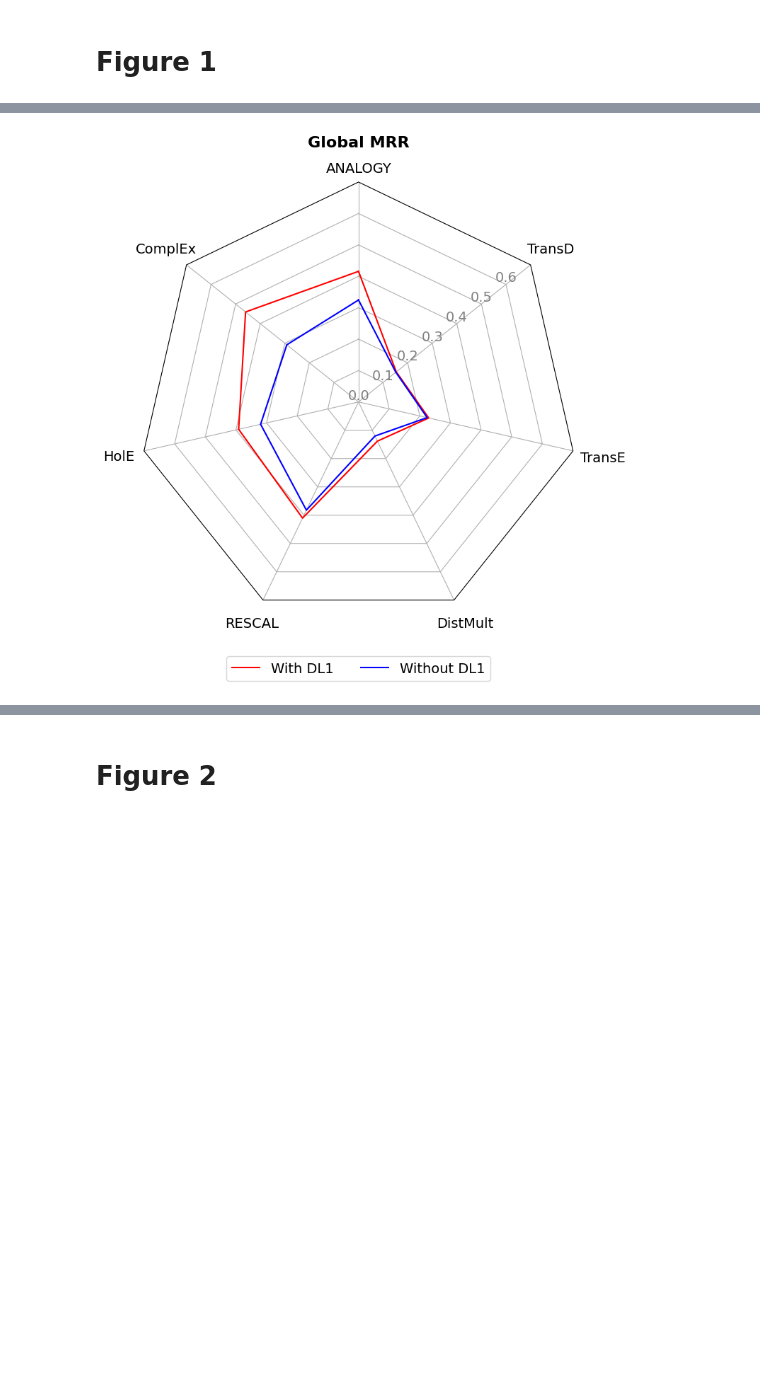
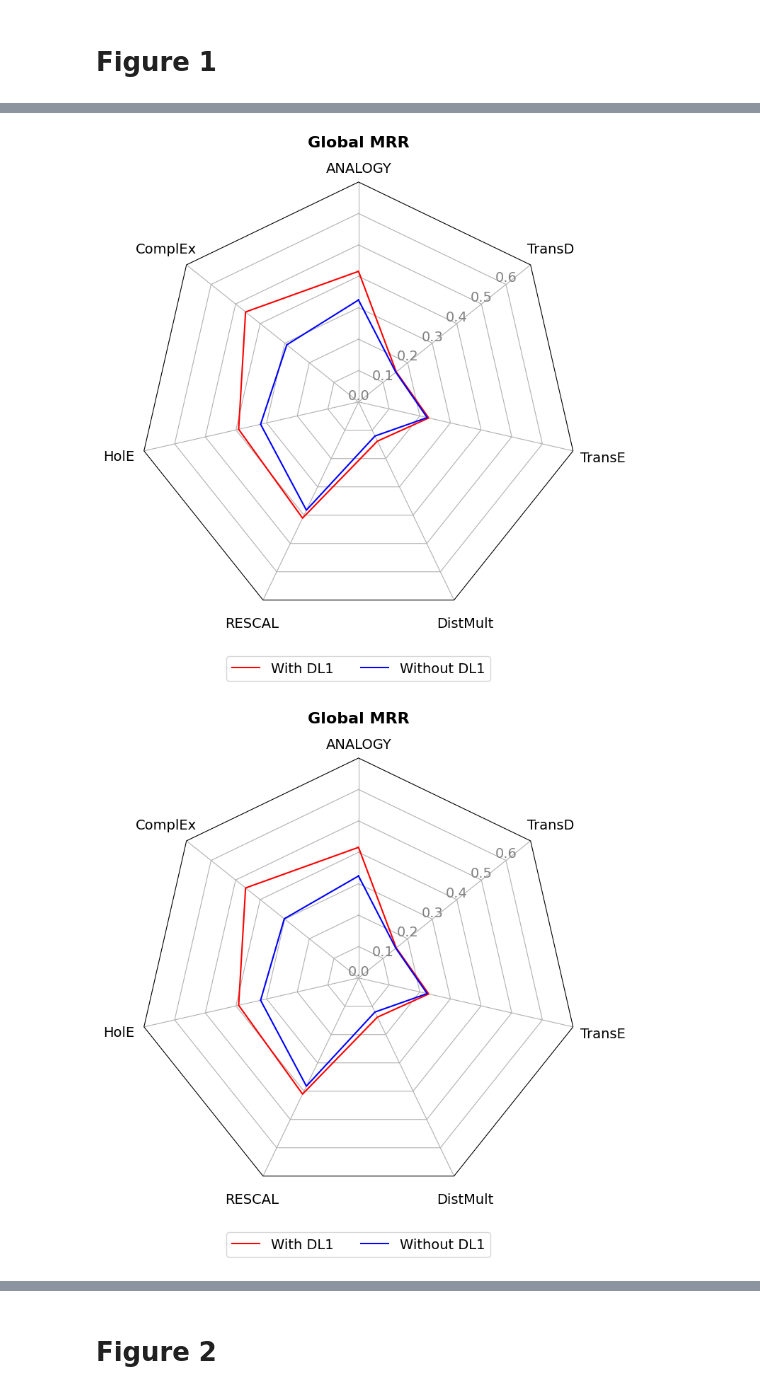
Before and after one commit to galadrielbriere/data_leakage_kge_benchmark, a Jupyter notebook: jupyter_results_processing/make_radar_plots.ipynb, the cells around one changed output, grey strips where cells are left out. Saved outputs shown, nothing was run; the diff lists cells and outputs as text; code cells hidden in the pictures; blank space fills up the shorter version.

Commit message:
run2 DL2 + best model from two runs in jupyter radar plot

```diff
--- a/jupyter_results_processing/make_radar_plots.ipynb
+++ b/jupyter_results_processing/make_radar_plots.ipynb
@@ -12,7 +12,6 @@ from matplotlib.spines import Spine
 from matplotlib.transforms import Affine2D
 
 
-# Fonction radar_factory pour créer le radar chart
 def radar_factory(num_vars, frame='circle'):
     theta = np.linspace(0, 2 * np.pi, num_vars, endpoint=False)
 
@@ -122,31 +121,36 @@ def parse_mrr_file(eval_file, inference_file):
 def parse_model_metrics(base_dirs):
     models_data = {}
 
-    # Iterate through 'withDL1' and 'withoutDL1' directories
     for key, dl_dir in base_dirs.items():
         dl_path = dl_dir
-        # dl_path = os.path.join(base_dir, dl_dir)
         models_data[key] = {}
 
-        # Check for run1 and run2 subdirectories
         for run in ['run1', 'run2']:
             run_path = os.path.join(dl_path, run)
             models_data[key][run] = {}
 
-            # Walk through the directories to find the relevant YAML files
             for dirpath, dirnames, filenames in os.walk(run_path):
                 if 'evaluation_metrics.yaml' in filenames and 'inference_metrics.yaml' in filenames:
                     model_name = os.path.basename(dirpath)
 
-                    # Define file paths
                     eval_file = os.path.join(dirpath, 'evaluation_metrics.yaml')
                     inference_file = os.path.join(dirpath, 'inference_metrics.yaml')
 
-                    # Get MRR values using the parse_mrr_file function
                     mrr_values = parse_mrr_file(eval_file, inference_file)
 
-                    # Store MRR values in the models_data dictionary
                     models_data[key][run][model_name] = mrr_values
+
+        # Now compute best metrics across runs
+        models_data[key]["best"] = {}
+        all_models = set(models_data[key]['run1'].keys()).union(models_data[key]['run2'].keys())
+
+        for model in all_models:
+            best_metrics = {}
+            for metric in ['global_mrr', 'made_directed_relations', 'target_relations', 'target_frequent', 'target_infrequent', 'inference_mrr']:
+                val1 = models_data[key]['run1'].get(model, {}).get(metric, 0)
+                val2 = models_data[key]['run2'].get(model, {}).get(metric, 0)
+                best_metrics[metric] = max(val1, val2)
+            models_data[key]["best"][model] = best_metrics
 
     return models_data
 
@@ -165,7 +169,6 @@ def plot_radar(results,
                rgrid=None,
                savefile=None):
 
-    # Détection automatique du cas à gérer
     if experiment2 and experiment2 != experiment1 and metric2 is None:
         comparison_type = "exp"
         metric2 = metric1
@@ -179,14 +182,12 @@ def plot_radar(results,
     else:
         raise ValueError("Invalid combination of arguments.")
 
-    # Vérif expériences et run
     for exp in [experiment1, experiment2]:
         if exp not in results:
             raise ValueError(f"Experiment '{exp}' not found in the results.")
         if run not in results[exp]:
             raise ValueError(f"Run '{run}' not found in experiment '{exp}'.")
 
-    # Modèles dans l’ordre désiré
     models = list(results[experiment1][run].keys())
     models = [m for m in desired_order if m in models]
     N = len(models)
@@ -204,7 +205,6 @@ def plot_radar(results,
 
     ax.set_title(title, ha='center', fontsize=font_size + 2, weight='bold', pad=15)
 
-    # Légendes
     if comparison_type == "exp":
         legend1 = legend_labels[0] if legend_labels else experiment1
         legend2 = legend_labels[1] if legend_labels else experiment2
@@ -215,7 +215,6 @@ def plot_radar(results,
         legend1 = legend_labels[0] if legend_labels else f"{experiment1} - {metric1}"
         legend2 = None
 
-    # Courbes
     ax.plot(theta, values_1, color=colors[0], label=legend1)
     if values_2:
         ax.plot(theta, values_2, color=colors[1], label=legend2)
@@ -224,12 +223,10 @@ def plot_radar(results,
     for label in ax.get_xticklabels():
         label.set_fontsize(font_size)
 
-    # Légende si au moins 1 label
     lines, labels = ax.get_legend_handles_labels()
     if labels:
         ax.legend(lines, labels, loc='lower center', bbox_to_anchor=(0.5, -0.15), ncol=2, fontsize=font_size)
 
-    # Nom de fichier automatique
     if savefile is None:
         if comparison_type == "exp":
             fname = f"radar_{experiment1}_vs_{experiment2}_{metric1}_{run}.svg"
@@ -241,7 +238,6 @@ def plot_radar(results,
 
     plt.tight_layout()
     plt.savefig(savefile, format="svg", bbox_inches='tight')
-    # plt.show()
 # %%
 results = parse_model_metrics({"with_dl1": '/home/galadriel/dr_benchmark/DL1experiment/withDL1/models',
                                "without_dl1": '/home/galadriel/dr_benchmark/DL1experiment/withoutDL1/models',
@@ -269,33 +265,51 @@ plot_radar(
     experiment1=experiment1,
     experiment2=experiment2,
     run=run,
     y_lim=y_lim,
     title=title,
     legend_labels=labels,
     colors=colors,
     font_size=font_size,
     savefile=savefile
 )
 
 run = "run2"
 savefile = f"../figures/{experiment1}_{experiment2}_{run}_{metric}.svg"
 
 plot_radar(
     results=results,
     metric1=metric,
     experiment1=experiment1,
     experiment2=experiment2,
     run=run,
     y_lim=y_lim,
     title=title,
     legend_labels=labels,
     colors=colors,
     font_size=font_size,
     savefile=savefile
 )
+
+run = "best"
+savefile = f"../figures/{experiment1}_{experiment2}_{run}_{metric}.svg"
+
+plot_radar(
+    results=results,
+    metric1=metric,
+    experiment1=experiment1,
+    experiment2=experiment2,
+    run=run,
+    y_lim=y_lim,
+    title=title,
+    legend_labels=labels,
+    colors=colors,
+    font_size=font_size,
+    savefile=savefile
+)
 # %% [output]
 [figure]
 [figure]
+[figure, added]
 # %%
 experiment1 = "with_dl1"
 experiment2 = "without_dl1"
```
Also changed, not shown: parts of 3 cells of this notebook, 32 other files.
